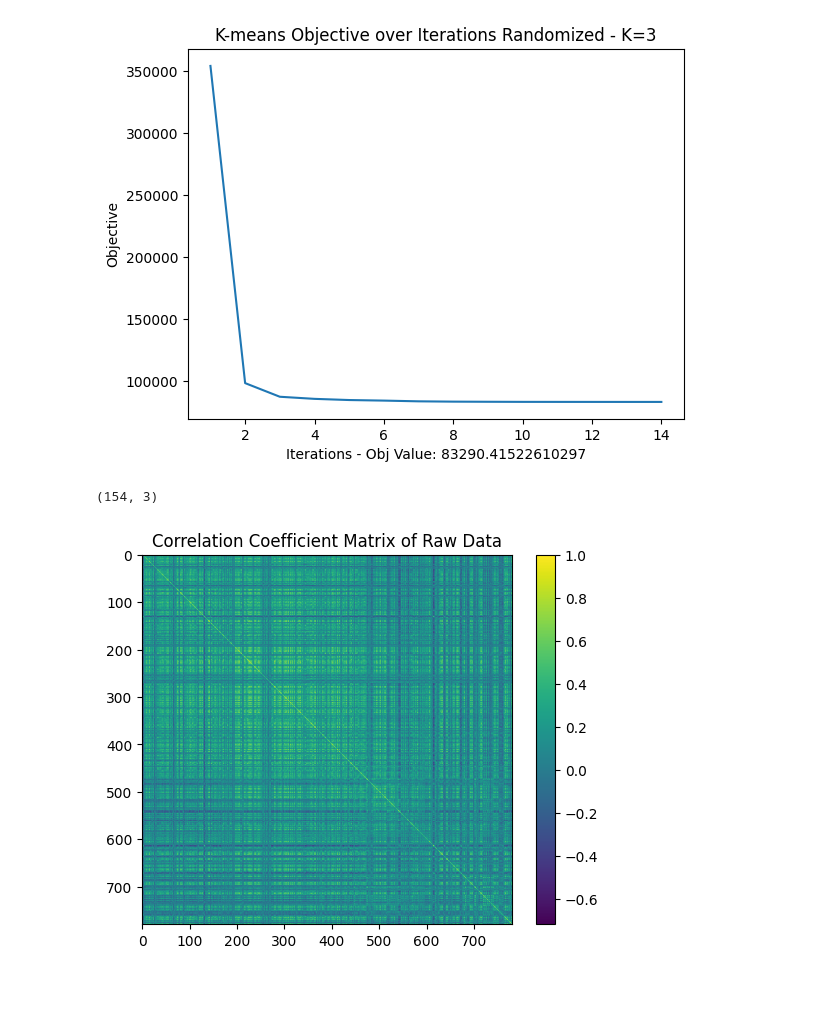
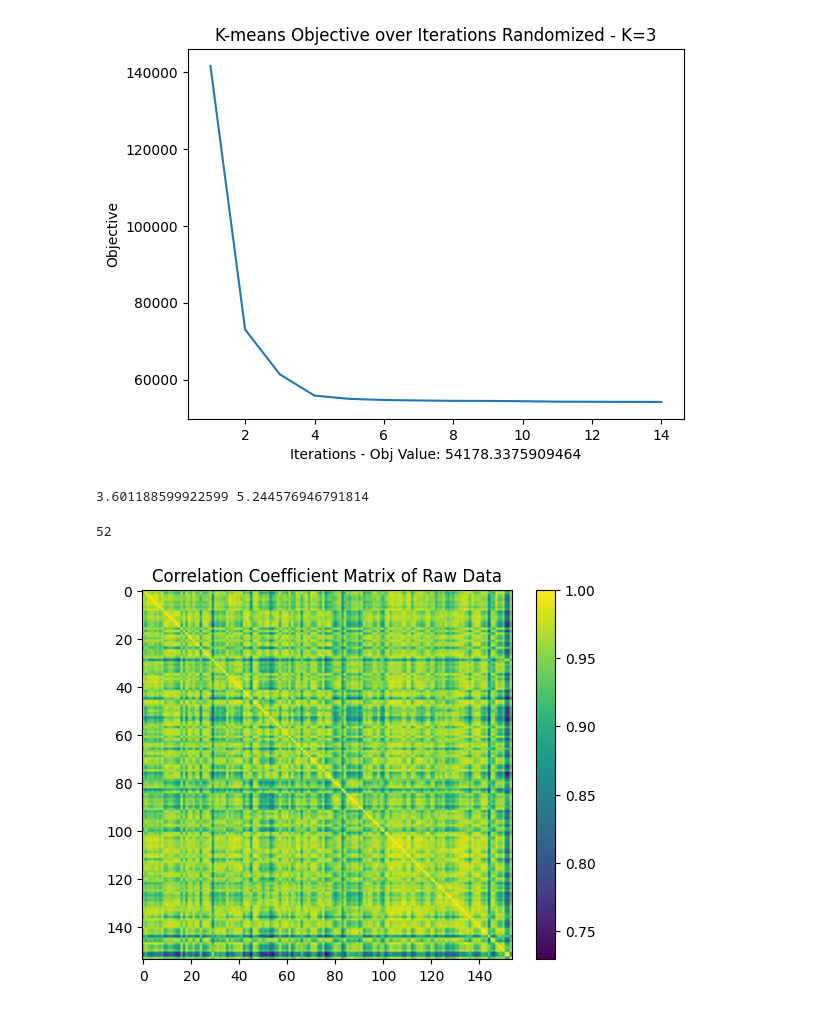
Before and after one commit to vratins/AsthmaClustering, a Jupyter notebook: kmeans_nb.ipynb, the cells around one changed output. Saved outputs shown, nothing was run; the diff lists cells and outputs as text; code cells hidden in the pictures.

```diff
--- a/kmeans_nb.ipynb
+++ b/kmeans_nb.ipynb
@@ -84,5 +69,5 @@ data.shape
 # %%
-clusters,means,obj_values=random_clusters(data,3)
+clusters,means,obj_values=random_clusters(data.T,4)
 min_obj=obj_values[-1]
 plt.plot(range(1, len(obj_values)+1), obj_values)
 plt.title('K-means Objective over Iterations Randomized - K=3')
@@ -91,17 +76,24 @@ plt.ylabel('Objective')
 plt.savefig("k-means3.png")
 plt.show()
 # %% [output]
-[figure, old version]
+[figure, new version]
-# %%
-print(means.shape)
-# %% [output]
-(154, 3)
+# %%
+labels = np.concatenate([np.full(len(sublist), i, dtype=int) for i, sublist in enumerate(clusters)])
+ch_score = calinski_harabasz_score(data.T, labels)
+dh_score = davies_bouldin_score(data.T, labels)
+print(ch_score, dh_score)
+# %% [output]
+3.601188599922599 5.244576946791814
+# %%
+print(len(clusters[0]))
+# %% [output]
+52
 # %%
-raw = np.corrcoef(data)
+raw = np.corrcoef(data, rowvar=False)
 plt.imshow(raw)
 plt.colorbar()
 plt.title('Correlation Coefficient Matrix of Raw Data')
 plt.savefig("CCMatrix.png")
 plt.show()
 # %% [output]
-[figure, old version]
+[figure, new version]
```
Also changed, not shown: parts of 6 cells of this notebook, 1 other file.
